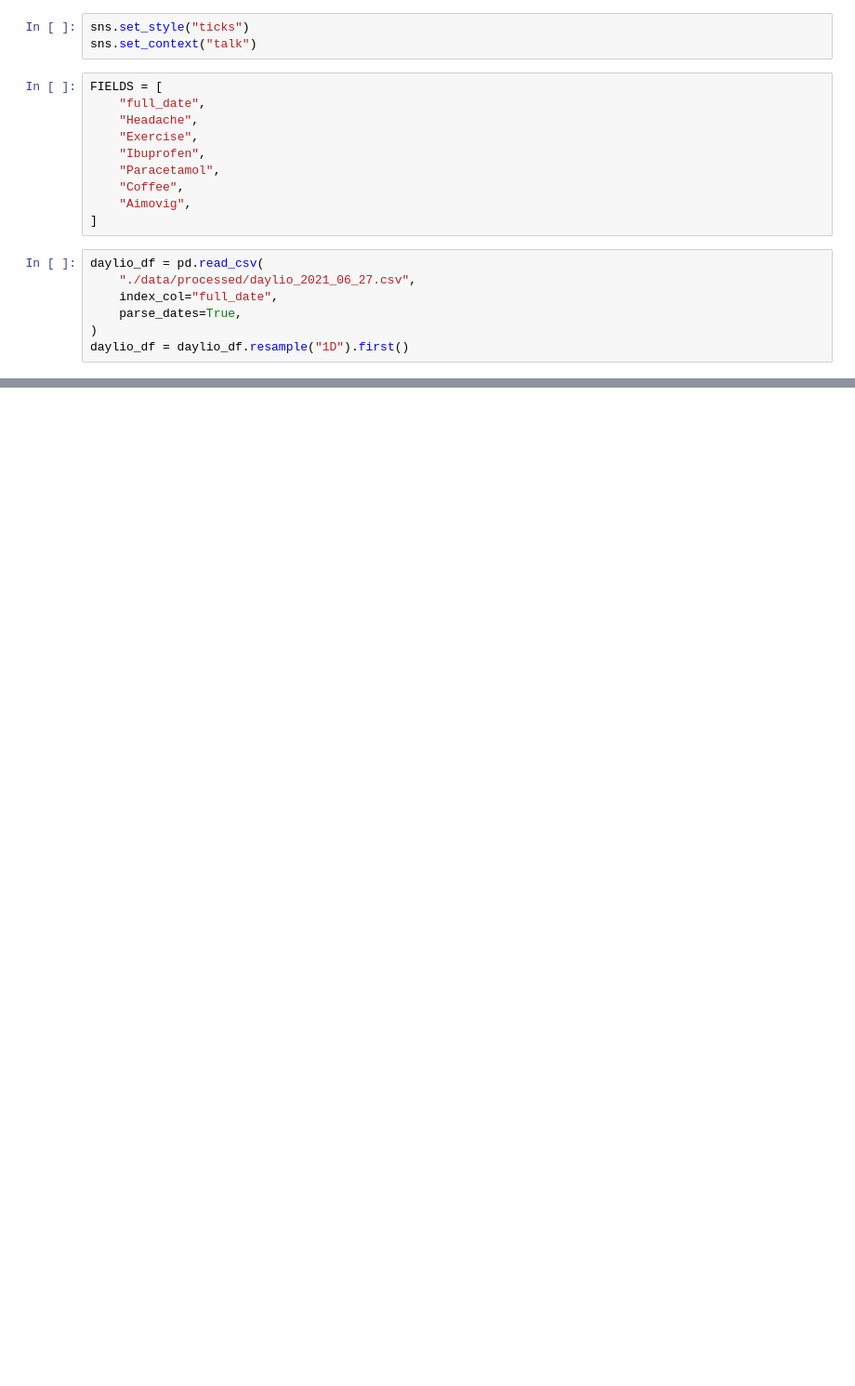
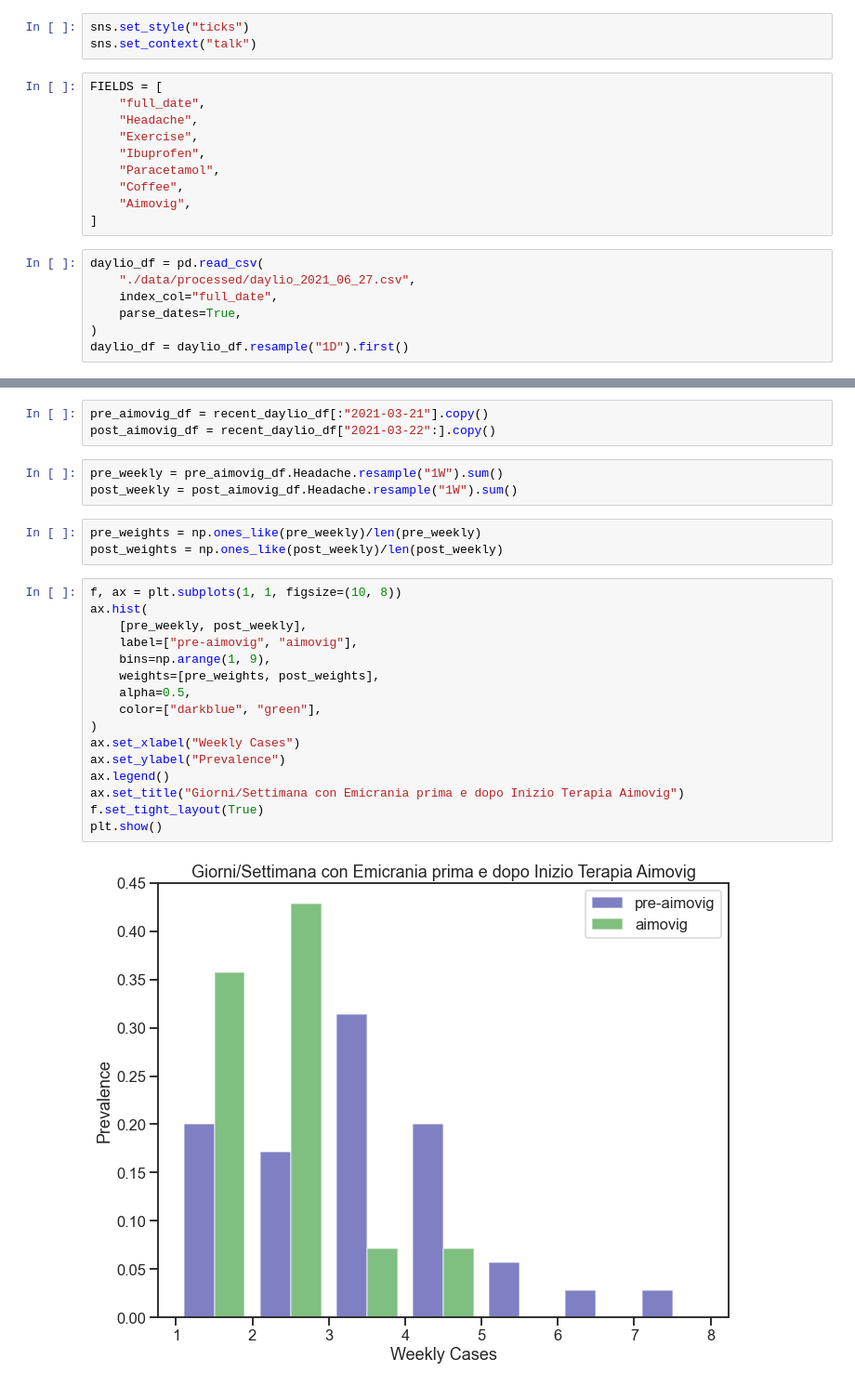
Before and after one commit to thesofakillers/headache, a Jupyter notebook: sandbox.ipynb, the cells around one changed output, grey strips where cells are left out. Shown: that part at 93% size. Drawn from its saved outputs; the diff is of its cells as text; blank space fills up the shorter version.

```diff
--- a/sandbox.ipynb
+++ b/sandbox.ipynb
@@ -55,0 +87,27 @@ plt.show()
+# %%
+pre_aimovig_df = recent_daylio_df[:"2021-03-21"].copy()
+post_aimovig_df = recent_daylio_df["2021-03-22":].copy()
+# %%
+pre_weekly = pre_aimovig_df.Headache.resample("1W").sum()
+post_weekly = post_aimovig_df.Headache.resample("1W").sum()
+# %%
+pre_weights = np.ones_like(pre_weekly)/len(pre_weekly)
+post_weights = np.ones_like(post_weekly)/len(post_weekly)
+# %%
+f, ax = plt.subplots(1, 1, figsize=(10, 8))
+ax.hist(
+    [pre_weekly, post_weekly],
+    label=["pre-aimovig", "aimovig"],
+    bins=np.arange(1, 9),
+    weights=[pre_weights, post_weights],
+    alpha=0.5,
+    color=["darkblue", "green"],
+)
+ax.set_xlabel("Weekly Cases")
+ax.set_ylabel("Prevalence")
+ax.legend()
+ax.set_title("Giorni/Settimana con Emicrania prima e dopo Inizio Terapia Aimovig")
+f.set_tight_layout(True)
+plt.show()
+# %% [output]
+[figure, added]
```
Also changed, not shown: parts of 7 cells of this notebook.
